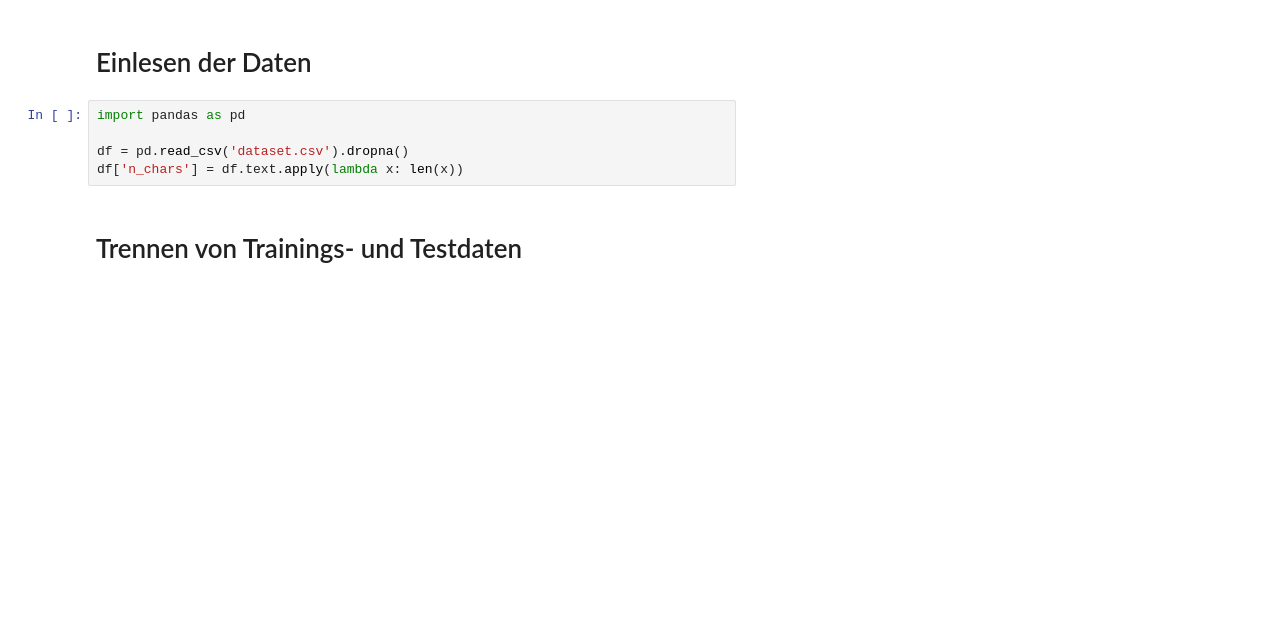
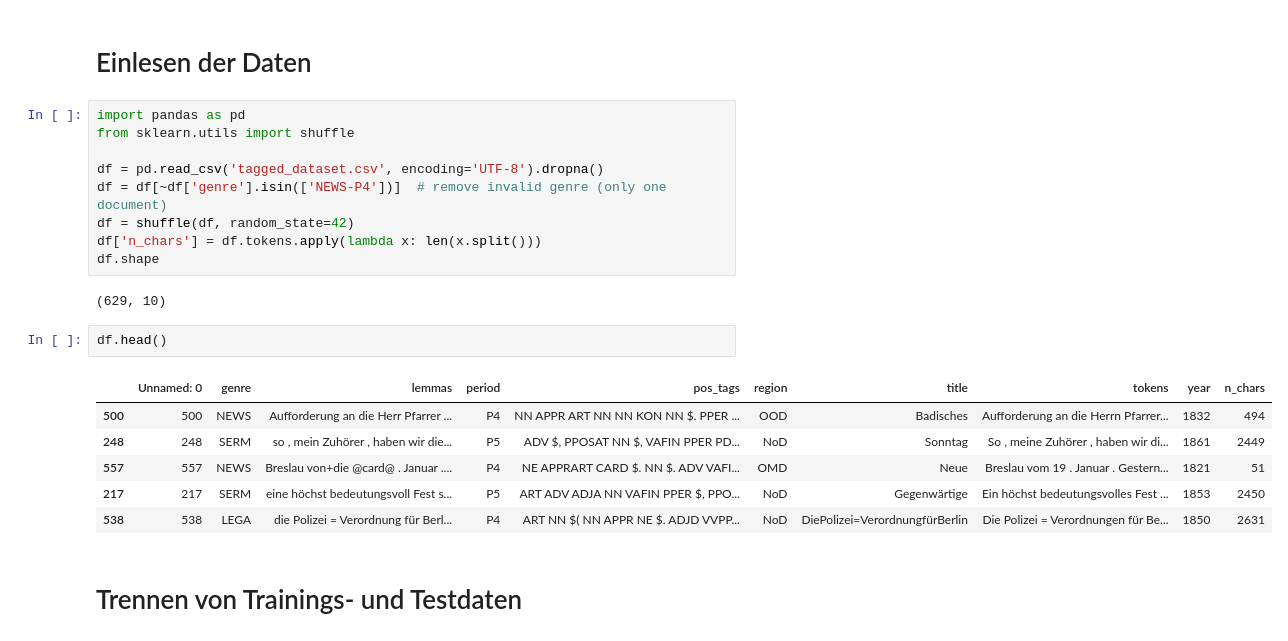
Before and after one commit to LennartKeller/TextklassifikationsProjekt2019, a Jupyter notebook: Notebook Lennart.ipynb, the cells around one changed output. Cells and saved outputs as stored; diff of their text form; blank space fills up the shorter version.

```diff
--- a/Notebook Lennart.ipynb
+++ b/Notebook Lennart.ipynb
@@ -2,9 +2,24 @@
 # Einlesen der Daten
 # %%
 import pandas as pd
+from sklearn.utils import shuffle
 
-df = pd.read_csv('dataset.csv').dropna()
-df['n_chars'] = df.text.apply(lambda x: len(x))
+df = pd.read_csv('tagged_dataset.csv', encoding='UTF-8').dropna()
+df = df[~df['genre'].isin(['NEWS-P4'])]  # remove invalid genre (only one document)
+df = shuffle(df, random_state=42)
+df['n_chars'] = df.tokens.apply(lambda x: len(x.split()))
+df.shape
+# %% [output]
+(629, 10)
+# %%
+df.head()
+# %% [output]
+|  | Unnamed: 0 | genre | lemmas | period | pos_tags | region | title | tokens | year | n_chars |
+| 500 | 500 | NEWS | Aufforderung an die Herr Pfarrer ... | P4 | NN APPR ART NN NN KON NN $. PPER ... | OOD | Badisches | Aufforderung an die Herrn Pfarrer... | 1832 | 494 |
+| 248 | 248 | SERM | so , mein Zuhörer , haben wir die... | P5 | ADV $, PPOSAT NN $, VAFIN PPER PD... | NoD | Sonntag | So , meine Zuhörer , haben wir di... | 1861 | 2449 |
+| 557 | 557 | NEWS | Breslau von+die @card@ . Januar .... | P4 | NE APPRART CARD $. NN $. ADV VAFI... | OMD | Neue | Breslau vom 19 . Januar . Gestern... | 1821 | 51 |
+| 217 | 217 | SERM | eine höchst bedeutungsvoll Fest s... | P5 | ART ADV ADJA NN VAFIN PPER $, PPO... | NoD | Gegenwärtige | Ein höchst bedeutungsvolles Fest ... | 1853 | 2450 |
+| 538 | 538 | LEGA | die Polizei = Verordnung für Berl... | P4 | ART NN $( NN APPR NE $. ADJD VVPP... | NoD | DiePolizei=VerordnungfürBerlin | Die Polizei = Verordnungen für Be... | 1850 | 2631 |
 # %% [markdown]
 # Trennen von Trainings- und Testdaten
 # %%
```
Also changed, not shown: parts of 26 cells of this notebook, 4 other files.
